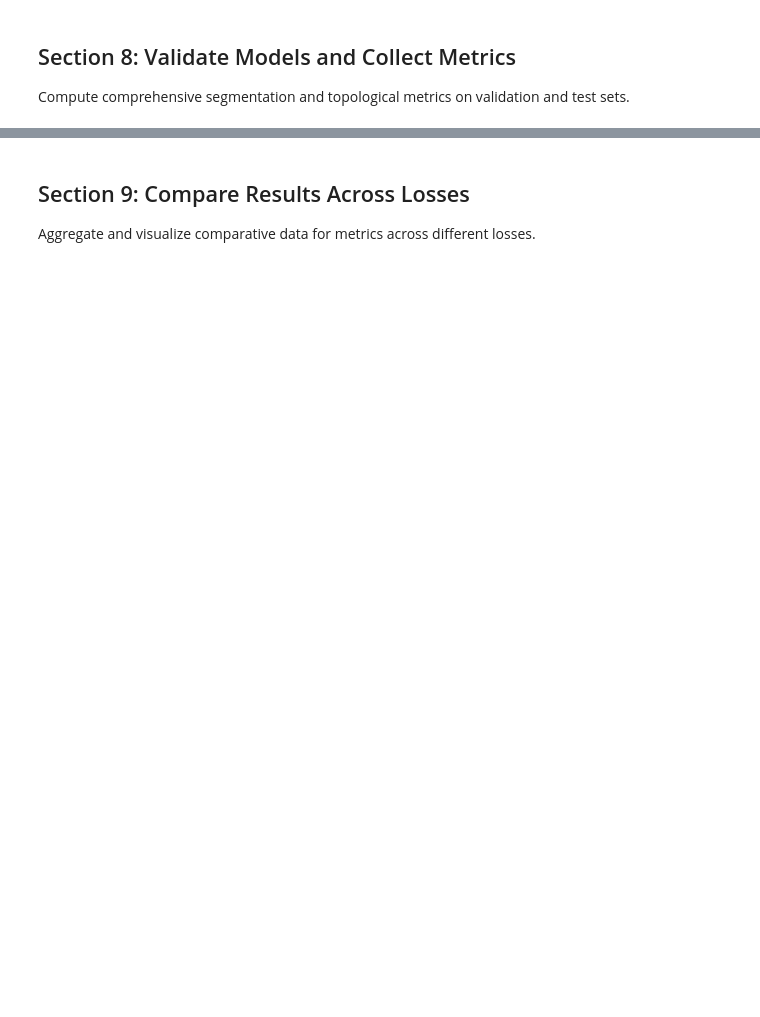
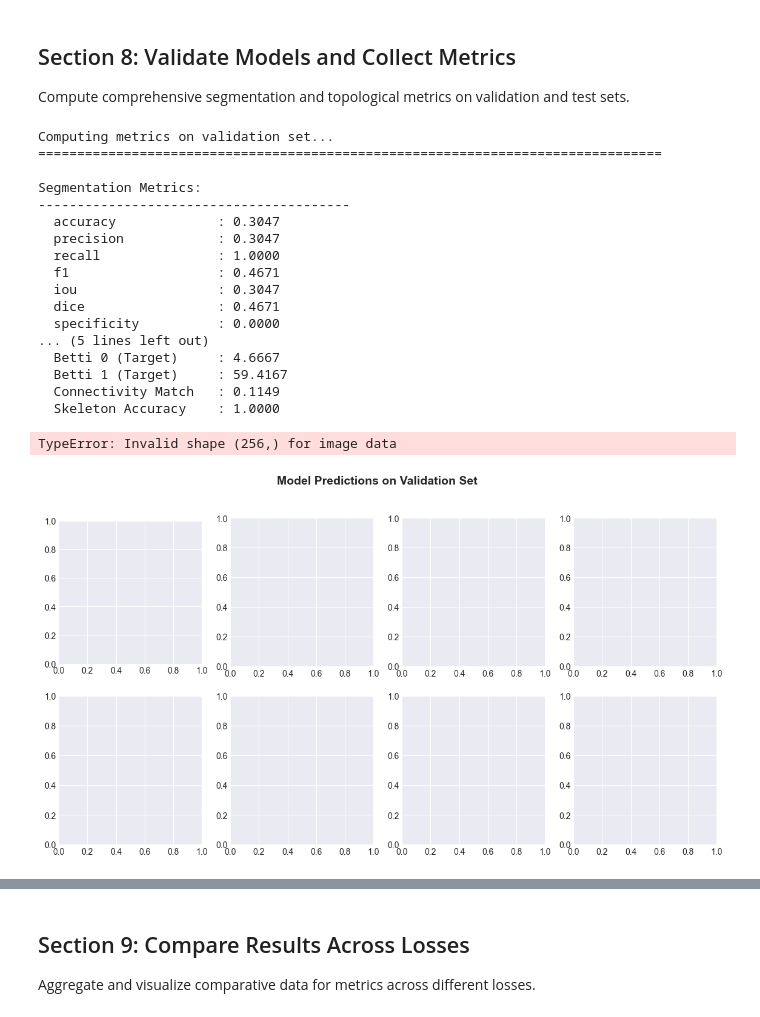
Before and after one commit to ProninEgorDm/TopologyLosses, a Jupyter notebook: pipeline_tutorial.ipynb, the cells around one changed output, grey strips where cells are left out. Saved outputs shown, nothing was run; the diff lists cells and outputs as text; code cells hidden in the pictures; blank space fills up the shorter version.

```diff
--- a/pipeline_tutorial.ipynb
+++ b/pipeline_tutorial.ipynb
@@ -563,57 +567,58 @@ targets_all = []
 with torch.no_grad():
     for batch in val_loader:
         images = batch['image'].to(device)
-        labels = batch['label'].to(device)
+        labels = batch['label'].to(device).squeeze(1)
 
-        outputs = model(images)
+        outputs = model(images).squeeze(1)
         preds = torch.sigmoid(outputs).cpu()
 
         preds_all.append(preds)
         targets_all.append(labels.cpu())
 
 # Concatenate all predictions and targets
 preds_all = torch.cat(preds_all, dim=0)
 targets_all = torch.cat(targets_all, dim=0)
 
 # Compute segmentation metrics
 segmentation_metrics.reset()
 segmentation_metrics.update(preds_all, targets_all)
 seg_metrics = segmentation_metrics.compute()
 
 # Compute topological metrics
 topological_metrics.reset()
 topological_metrics.update(preds_all, targets_all)
 topo_metrics = topological_metrics.compute()
 
 print("\nSegmentation Metrics:")
 print("-" * 40)
 for metric_name, metric_value in seg_metrics.items():
     print(f"  {metric_name:20} : {metric_value:.4f}")
 
 print("\nTopological Metrics:")
 print("-" * 40)
 print(f"  Betti 0 (Pred)       : {topo_metrics['betti_pred']['b0']:.4f}")
 print(f"  Betti 1 (Pred)       : {topo_metrics['betti_pred']['b1']:.4f}")
 print(f"  Betti 0 (Target)     : {topo_metrics['betti_target']['b0']:.4f}")
 print(f"  Betti 1 (Target)     : {topo_metrics['betti_target']['b1']:.4f}")
 print(f"  Connectivity Match   : {topo_metrics['connectivity_match']:.4f}")
 print(f"  Skeleton Accuracy    : {topo_metrics['skeleton_accuracy']:.4f}")
-
-# Visualize predictions
-fig, axes = plt.subplots(2, 4, figsize=(14, 7))
-fig.suptitle('Model Predictions on Validation Set', fontsize=14, fontweight='bold')
-
-for idx in range(4):
-    image = preds_all[idx, 0].numpy()
-    target = targets_all[idx, 0].numpy()
-
-    axes[0, idx].imshow(target, cmap='gray')
-    axes[0, idx].set_title(f'Ground Truth {idx}')
-    axes[0, idx].axis('off')
-
-    axes[1, idx].imshow(image, cmap='gray')
-    axes[1, idx].set_title(f'Prediction {idx}')
-    axes[1, idx].axis('off')
-
-plt.tight_layout()
-plt.show()
+# %% [output]
+Computing metrics on validation set...
+================================================================================
+
+Segmentation Metrics:
+----------------------------------------
+  accuracy             : 0.3047
+  precision            : 0.3047
+  recall               : 1.0000
+  f1                   : 0.4671
+  iou                  : 0.3047
+  dice                 : 0.4671
+  specificity          : 0.0000
+... (5 lines left out)
+  Betti 0 (Target)     : 4.6667
+  Betti 1 (Target)     : 59.4167
+  Connectivity Match   : 0.1149
+  Skeleton Accuracy    : 1.0000
+TypeError: Invalid shape (256,) for image data
+[figure, added]
```
Also changed, not shown: parts of 6 cells of this notebook, 15 other files.
